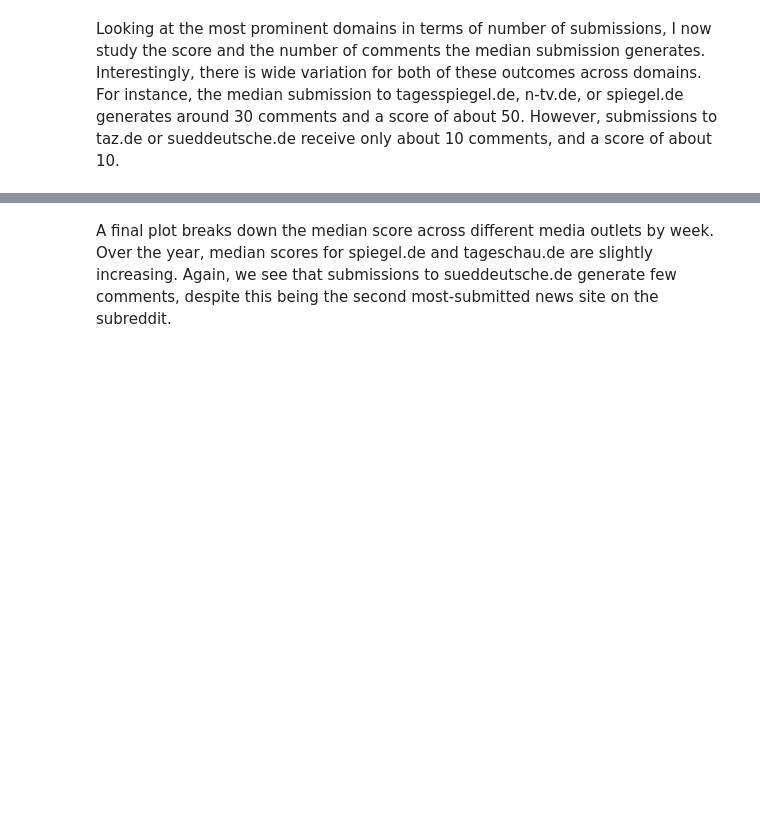
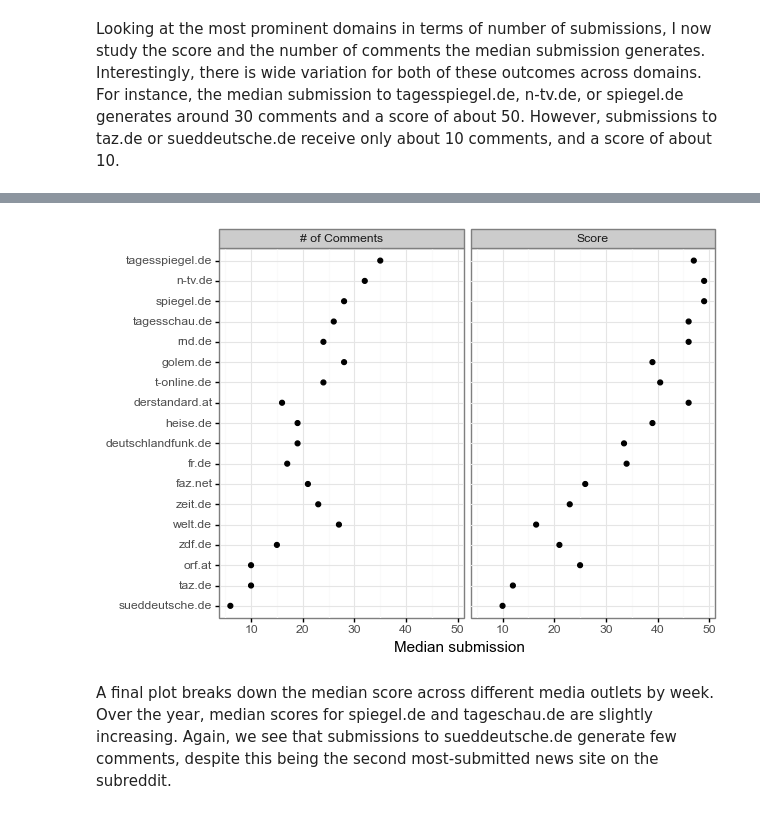
Before and after one commit to elbersb/reddit_media, a Jupyter notebook: reddit_analysis.ipynb, the cells around one changed output, grey strips where cells are left out. Drawn from its saved outputs; the diff is of its cells as text; code cells hidden in the pictures; blank space fills up the shorter version.

```diff
--- a/reddit_analysis.ipynb
+++ b/reddit_analysis.ipynb
@@ -292,10 +291,9 @@ by_domain = df.groupby(['domain']).\
     melt(id_vars=['domain']).\
     replace({'variable': {'num_comments': '# of Comments', 'score': 'Score'}})
 
-p = ggplot(by_domain, aes(y='reorder(domain, value)', x='value')) + \
+ggplot(by_domain, aes(y='reorder(domain, value)', x='value')) + \
     facet_wrap('variable') + \
     geom_point() + \
     labs(x='Median submission', y='') + \
     my_theme
-p.draw();
 # %% [output]
@@ -303,3 +300,4 @@ p.draw();
+[figure, added]
 # %% [markdown]
 A final plot breaks down the median score across different media outlets by week.
 Over the year, median scores for spiegel.de and tageschau.de are slightly increasing.
```
Also changed, not shown: parts of 4 cells of this notebook.
